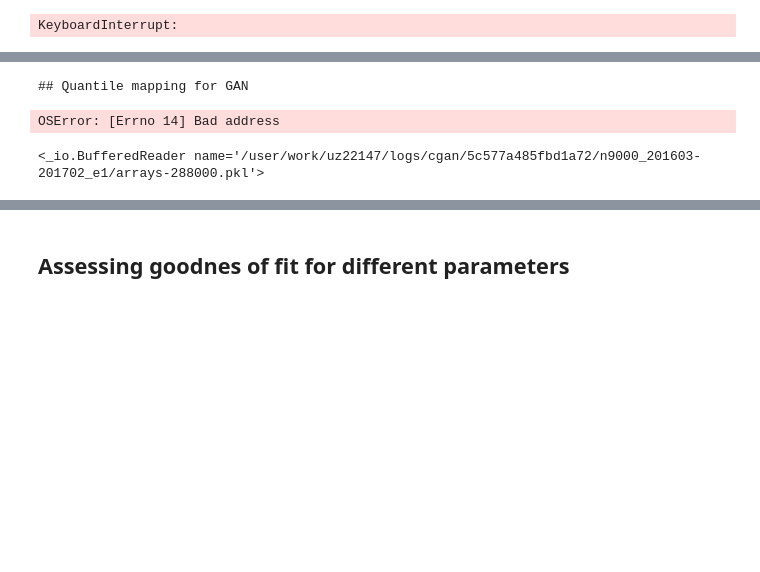
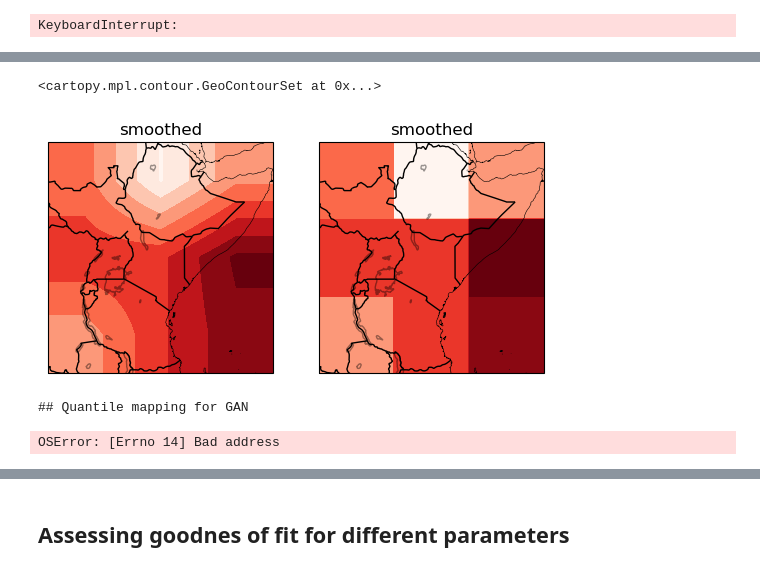
Before and after one commit to mlangguth89/downscaling-cgan, a Jupyter notebook: notebooks/quantile_mapping.ipynb, the cells around one changed output, grey strips where cells are left out. Cells and saved outputs as stored; diff of their text form; code cells hidden in the pictures; blank space fills up the shorter version.

```diff
--- a/notebooks/quantile_mapping.ipynb
+++ b/notebooks/quantile_mapping.ipynb
@@ -196,19 +227,19 @@ for time_period, date_indexes in qmapper.quantile_date_groupings.items():
             lat_index_range = lat_grouping['lat_index_range']
 
             fcst_q_rows += [np.quantile(fcst_data[date_indexes, lat_index_range[0]:lat_index_range[1], lon_index_range[0]:lon_index_range[1]].flatten(),
-                                         qmapper.quantile_locs)]* (lat_index_range[1] - lat_index_range[0])
+                                         qmapper.quantile_locs)] * (lat_index_range[1] - lat_index_range[0])
 
-            obs_q_rows.append(np.quantile(obs_data[date_indexes, lat_index_range[0]:lat_index_range[1], lon_index_range[0]:lon_index_range[1]].flatten(),
-                                         qmapper.quantile_locs))
+            obs_q_rows += [np.quantile(obs_data[date_indexes, lat_index_range[0]:lat_index_range[1], lon_index_range[0]:lon_index_range[1]].flatten(),
+                                         qmapper.quantile_locs)] * (lat_index_range[1] - lat_index_range[0])
         fcst_q_cols += [np.vstack(fcst_q_rows).transpose()] * (lon_index_range[1] - lon_index_range[0])
-        obs_q_cols.append(np.vstack(obs_q_rows).transpose())
+        obs_q_cols += [np.vstack(obs_q_rows).transpose()] * (lon_index_range[1] - lon_index_range[0])
 
     qmapper.quantiles_by_area[time_period]['fcst_quantiles'] = np.dstack(fcst_q_cols)
     qmapper.quantiles_by_area[time_period]['obs_quantiles'] = np.dstack(obs_q_cols)
 # %%
-fcst=fcst_array[:500,...]
-dates=dates[:500]
-hours =hours[:500]
+fcst=fcst_array
+dates=dates
+hours =hours
 # Find indexes of dates in test set relative to the date chunks
 
 fcst = fcst.copy()
@@ -232,11 +263,32 @@ d_ix = test_date_indexes[date_index_name]
 # %%
 quantiles_for_time_period = qmapper.quantiles_by_area[f't{date_index_name}']
 # %%
-from scipy.ndimage import uniform_filter
 
-weighted_quantiles = np.empty([len(qmapper.quantile_locs)] + list(fcst.shape[1:]))
-weighted_quantiles[...] = np.nan
+weighted_fcst_quantiles = np.empty([len(qmapper.quantile_locs)] + list(fcst.shape[1:]))
+weighted_fcst_quantiles[...] = np.nan
+
+weighted_obs_quantiles = np.empty([len(qmapper.quantile_locs)] + list(fcst.shape[1:]))
+weighted_obs_quantiles[...] = np.nan
+
+lon_chunk_size = list(qmapper.quantile_longitude_groupings.values())[0]['lon_index_range'][-1]
+lat_chunk_size = list(qmapper.quantile_latitude_groupings.values())[0]['lat_index_range'][-1]
+filter_size = np.mean([lon_chunk_size, lat_chunk_size])
+
+# filter_length =
 for q_pos in range(len(qmapper.quantile_locs)):
-    weighted_quantiles[q_pos, ...] = uniform_filter(quantiles_for_time_period['fcst_quantiles'][q_pos, ...], size=10, mode='reflect')
+
+    weighted_fcst_quantiles[q_pos, ...] = uniform_filter(quantiles_for_time_period['fcst_quantiles'][q_pos, ...], size=filter_size, mode='reflect')
+    weighted_obs_quantiles[q_pos, ...] = uniform_filter(quantiles_for_time_period['obs_quantiles'][q_pos, ...], size=filter_size, mode='reflect')
+# %%
+from dsrnngan.evaluation.plots import get_geoaxes, plot_contourf
+fig, ax = get_geoaxes(1,2)
+
+plot_contourf(ax=ax[0], title='smoothed', data=weighted_obs_quantiles[-1, ...], lon_range=longitude_range,
+              lat_range=latitude_range)
+plot_contourf(ax=ax[1], title='smoothed', data=quantiles_for_time_period['obs_quantiles'][-1, ...], lon_range=longitude_range,
+              lat_range=latitude_range)
+# %% [output]
+<cartopy.mpl.contour.GeoContourSet at 0x...>
+[figure, added]
 # %%
 
@@ -344,8 +396,3 @@ else:
 # %% [output]
 ## Quantile mapping for GAN
 OSError: [Errno 14] Bad address
-# %%
-with open(os.path.join(fp, f'arrays-288000.pkl'), 'rb') as ifh:
-    print(ifh)
-# %% [output]
-<_io.BufferedReader name='/user/work/uz22147/logs/cgan/5c577a485fbd1a72/n9000_201603-201702_e1/arrays-288000.pkl'>
```
Also changed, not shown: parts of 18 cells of this notebook.
